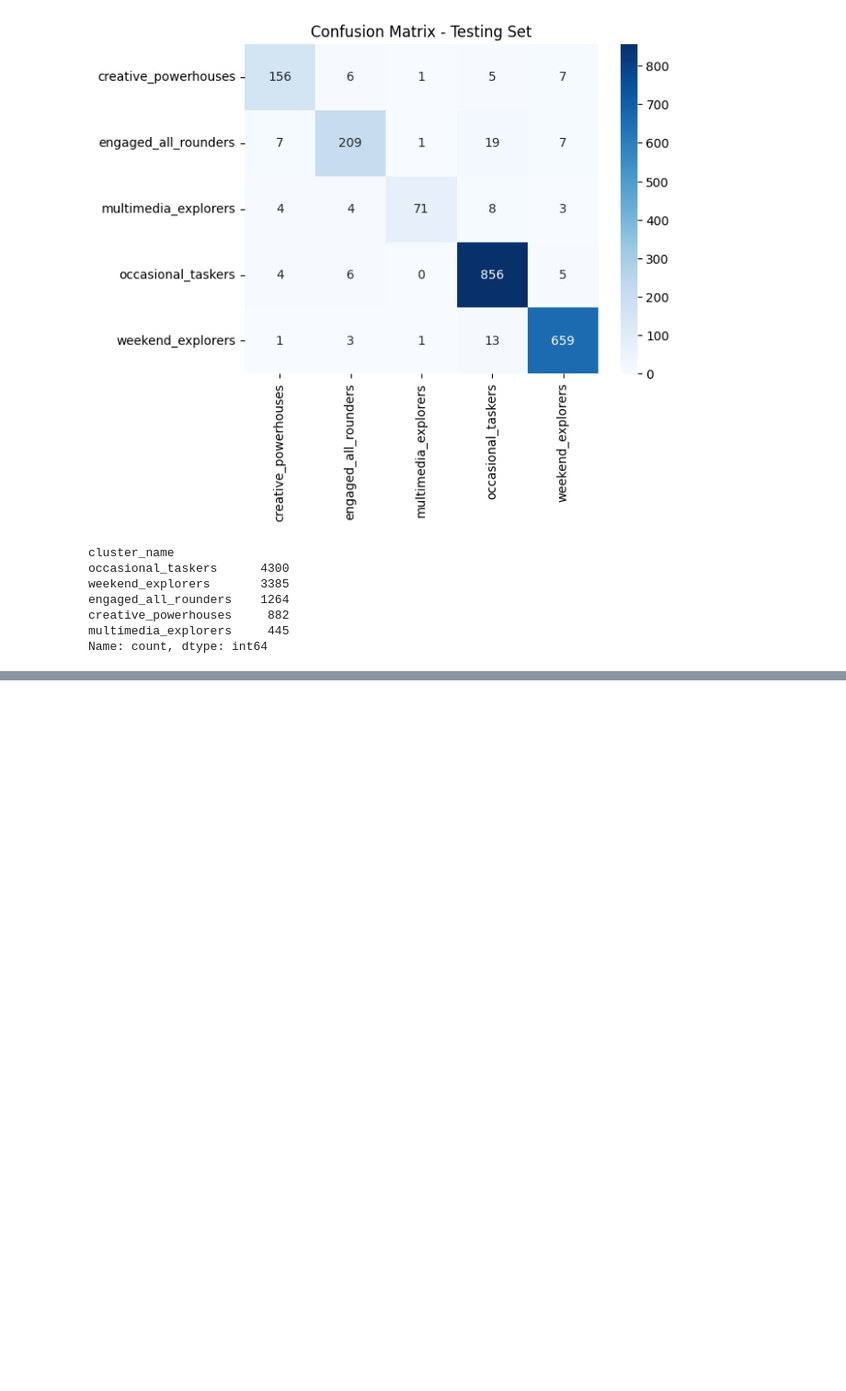
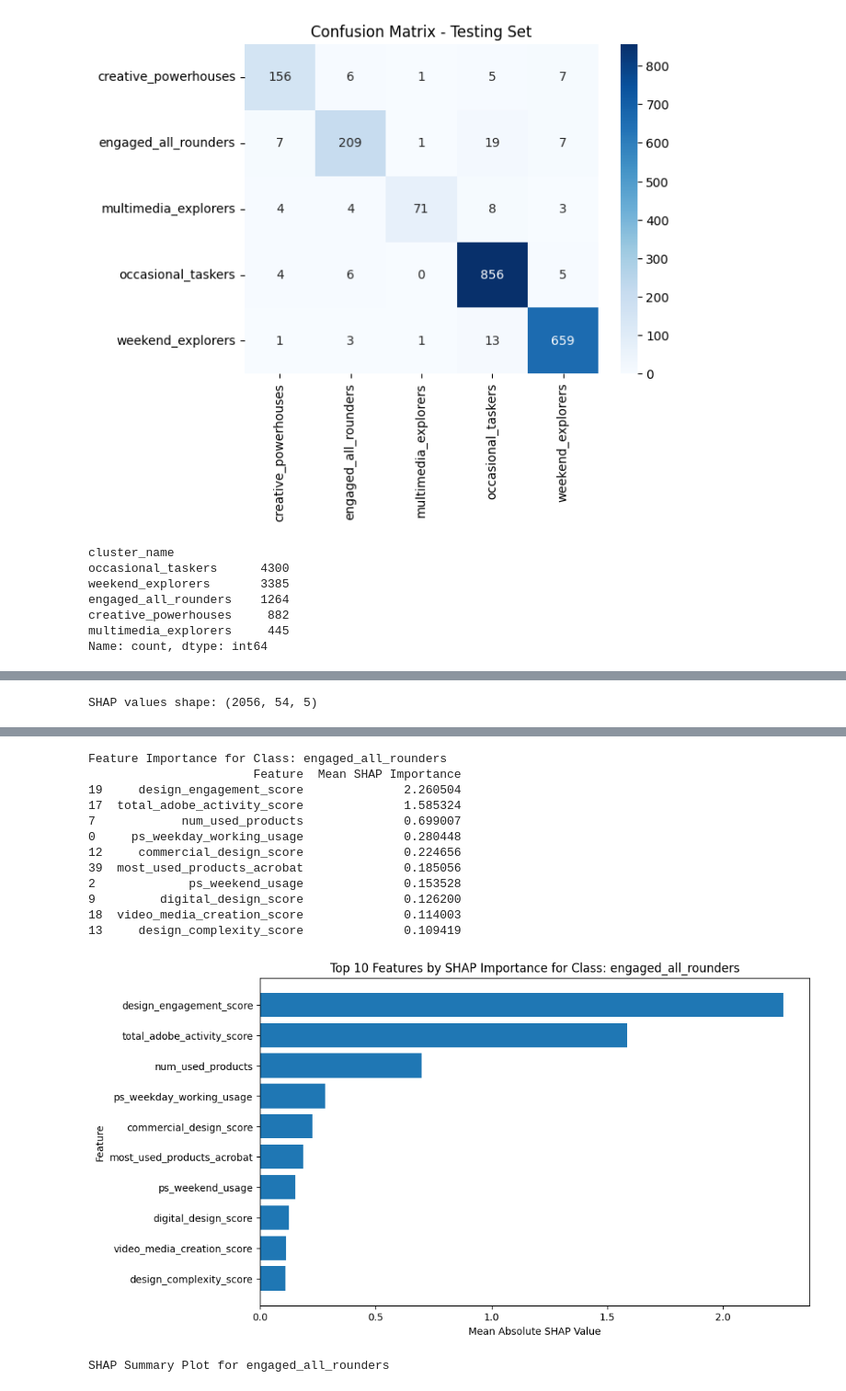
Before and after one commit to abrahamowodunni/interview_take_home, a Jupyter notebook: experimentation/classification.ipynb, the cells around one changed output, grey strips where cells are left out. Shown at 92% size. Saved outputs shown, nothing was run; the diff lists cells and outputs as text; code cells hidden in the pictures; blank space fills up the shorter version.

```diff
--- a/experimentation/classification.ipynb
+++ b/experimentation/classification.ipynb
@@ -229,0 +326,10 @@ multimedia_explorers       1.00      1.00      1.00       355
+# %%
+# Fit preprocessor on training data
+preprocessor.fit(X_train)
+
+# Extract feature names after preprocessing
+numerical_cols = numerical_cols  # Original numerical columns
+categorical_cols_encoded = preprocessor.named_transformers_['cat'].get_feature_names_out(categorical_cols)
+feature_names = list(numerical_cols) + list(categorical_cols_encoded)
+
+print("Final feature names after preprocessing:", feature_names)
@@ -229,0 +338,15 @@ multimedia_explorers       1.00      1.00      1.00       355
+# %%
+# Ensure preprocessed data aligns with feature names
+X_train_preprocessed = preprocessor.transform(X_train)
+X_test_preprocessed = preprocessor.transform(X_test)
+
+# Fit the model
+xgb.fit(X_train_resampled, y_train_resampled)
+
+# Check feature importance using the correct feature names
+xgb_feature_importance = pd.DataFrame({
+    'feature': feature_names,
+    'importance': xgb.feature_importances_
+}).sort_values(by='importance', ascending=False)
+
+print(xgb_feature_importance)
@@ -229,0 +371,8 @@ multimedia_explorers       1.00      1.00      1.00       355
+# %%
+import shap
+explainer = shap.TreeExplainer(xgb)
+# %%
+shap_values = explainer.shap_values(X_test_preprocessed)
+print(f"SHAP values shape: {shap_values.shape}")
+# %% [output]
+SHAP values shape: (2056, 54, 5)
@@ -229,0 +440,5 @@ multimedia_explorers       1.00      1.00      1.00       355
+# %%
+
+class_idx = 1  # Choose the class index you want to analyze
+plot_shap_for_class(class_idx, shap_values, X_test_preprocessed, feature_names, label_encoder)
+# %% [output]
@@ -229,0 +446,14 @@ multimedia_explorers       1.00      1.00      1.00       355
+Feature Importance for Class: engaged_all_rounders
+                       Feature  Mean SHAP Importance
+19     design_engagement_score              2.260504
+17  total_adobe_activity_score              1.585324
+7            num_used_products              0.699007
+0     ps_weekday_working_usage              0.280448
+12     commercial_design_score              0.224656
+39  most_used_products_acrobat              0.185056
+2             ps_weekend_usage              0.153528
+9         digital_design_score              0.126200
+18  video_media_creation_score              0.114003
+13     design_complexity_score              0.109419
+[figure, added]
+SHAP Summary Plot for engaged_all_rounders
```
Also changed, not shown: parts of 13 cells of this notebook.
